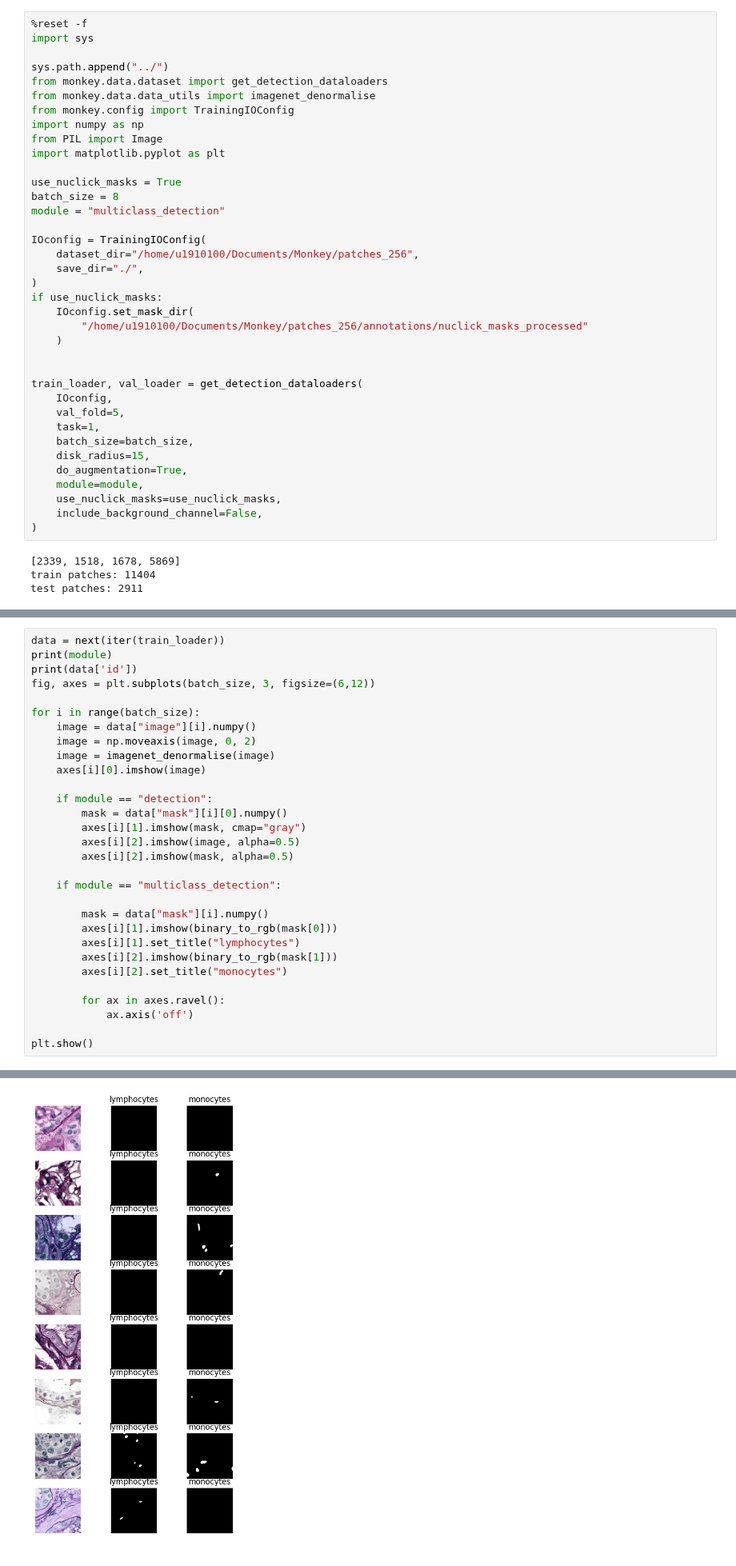
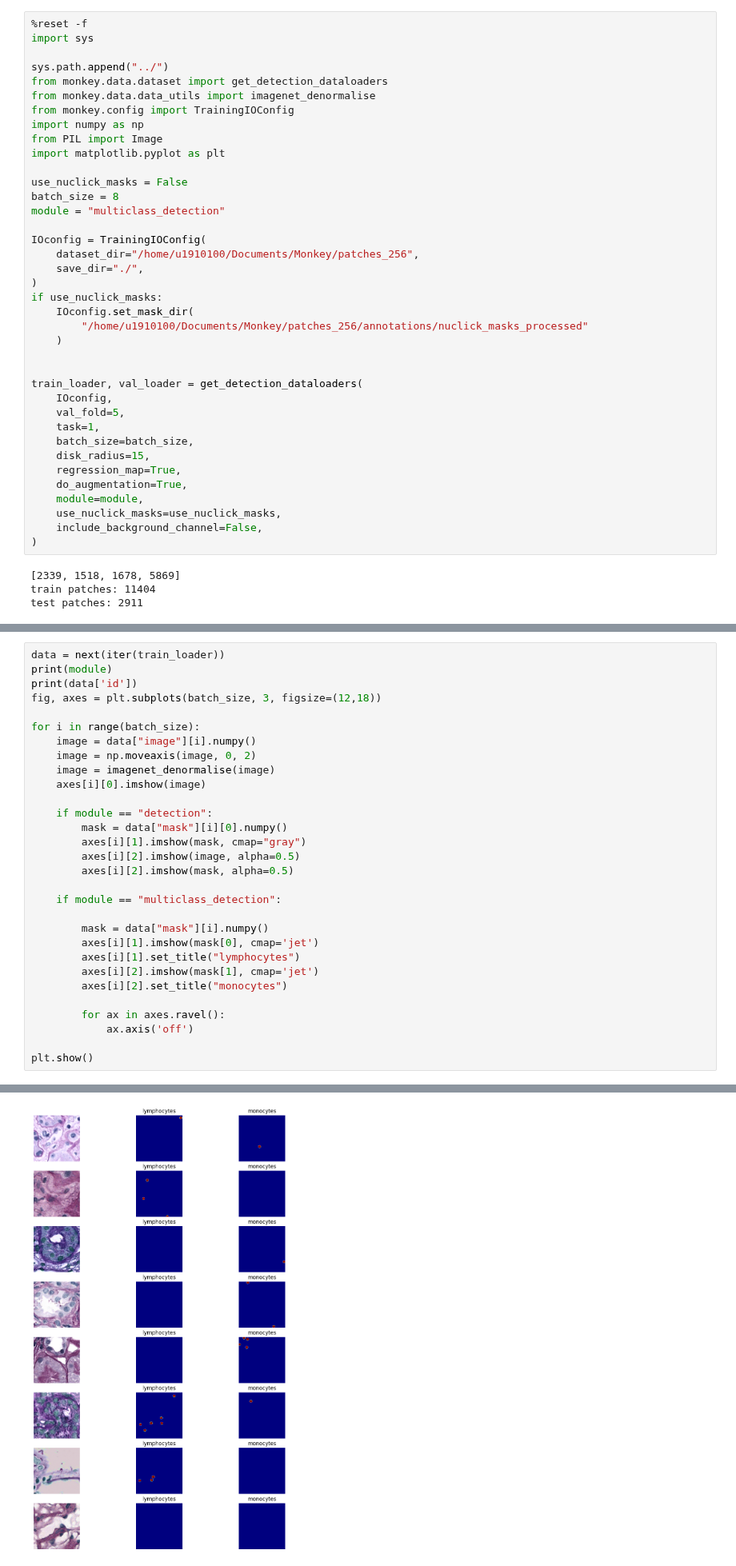
Before and after one commit to aamirchaudry29/Monkey_TIAKong, a Jupyter notebook: notebooks/patch_visualization.ipynb, the cells around one changed output, grey strips where cells are left out. Shown at 80% size. Cells and saved outputs as stored; diff of their text form.

```diff
--- a/notebooks/patch_visualization.ipynb
+++ b/notebooks/patch_visualization.ipynb
@@ -184,7 +184,7 @@ import numpy as np
 from PIL import Image
 import matplotlib.pyplot as plt
 
-use_nuclick_masks = True
+use_nuclick_masks = False
 batch_size = 8
 module = "multiclass_detection"
 
@@ -204,6 +204,7 @@ train_loader, val_loader = get_detection_dataloaders(
     task=1,
     batch_size=batch_size,
     disk_radius=15,
+    regression_map=True,
     do_augmentation=True,
     module=module,
     use_nuclick_masks=use_nuclick_masks,
@@ -227,7 +228,7 @@ def binary_to_rgb(binary_mask):
 data = next(iter(train_loader))
 print(module)
 print(data['id'])
-fig, axes = plt.subplots(batch_size, 3, figsize=(6,12))
+fig, axes = plt.subplots(batch_size, 3, figsize=(12,18))
 
 for i in range(batch_size):
     image = data["image"][i].numpy()
@@ -244,9 +245,9 @@ for i in range(batch_size):
     if module == "multiclass_detection":
 
         mask = data["mask"][i].numpy()
-        axes[i][1].imshow(binary_to_rgb(mask[0]))
+        axes[i][1].imshow(mask[0], cmap='jet')
         axes[i][1].set_title("lymphocytes")
-        axes[i][2].imshow(binary_to_rgb(mask[1]))
+        axes[i][2].imshow(mask[1], cmap='jet')
         axes[i][2].set_title("monocytes")
 
         for ax in axes.ravel():
@@ -259,4 +260,4 @@ multiclass_detection
-[figure, old version]
+[figure, new version]
 # %% [markdown]
 Visualize Classification DataLoader
 # %%
```
Also changed, not shown: parts of 1 cell of this notebook, 3 other files.
